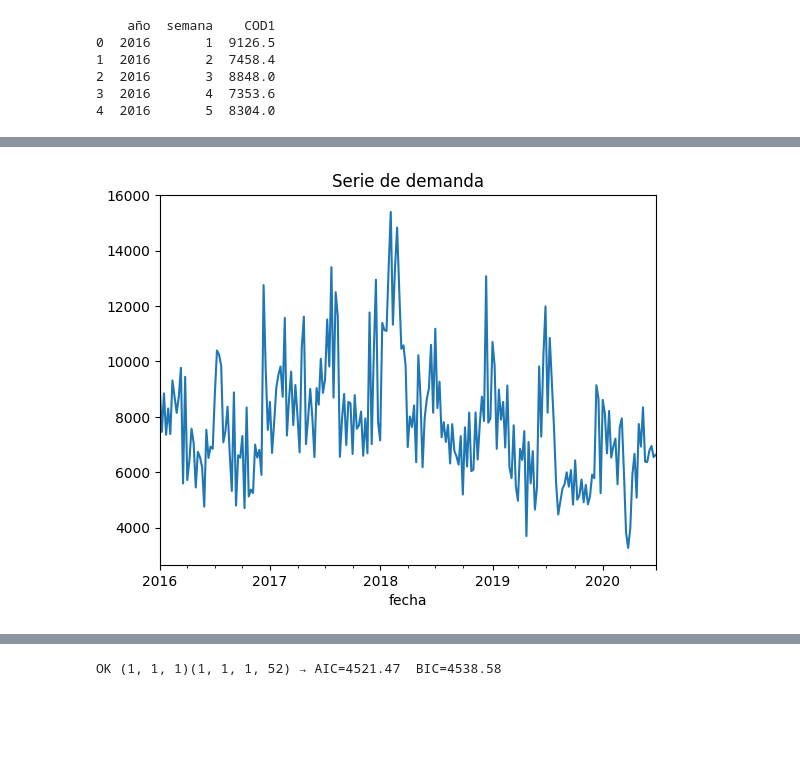
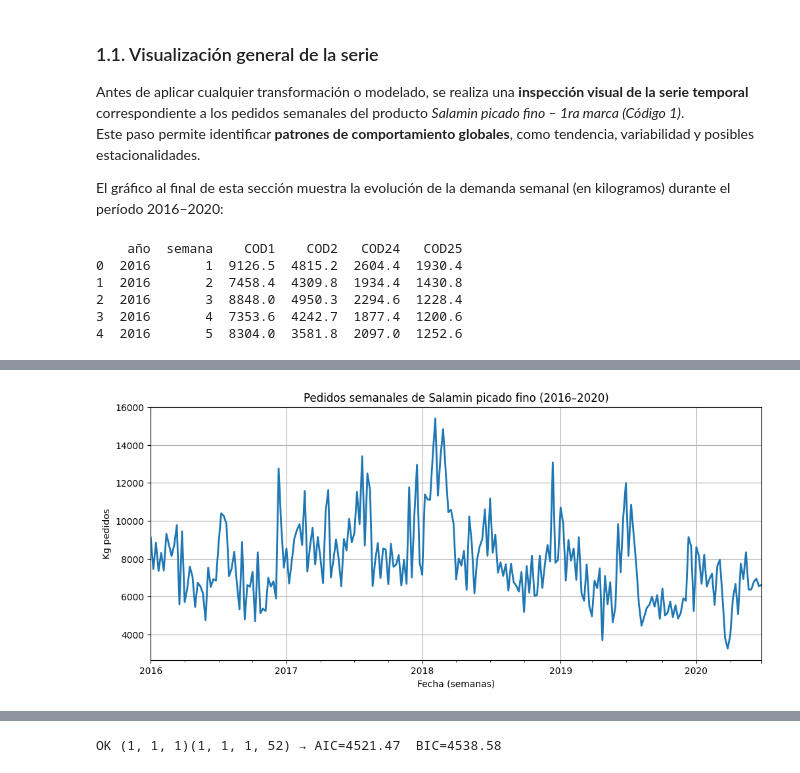
Before and after one commit to emiliano-ipa/AST1-CEIA-UBA-TP3, a Jupyter notebook: TP3.ipynb, the cells around one changed output, grey strips where cells are left out. Drawn from its saved outputs; the diff is of its cells as text; code cells hidden in the pictures; blank space fills up the shorter version.

```diff
--- a/TP3.ipynb
+++ b/TP3.ipynb
@@ -39,17 +127,24 @@ from pmdarima import auto_arima
+# %% [markdown]
+### 1.1. Visualización general de la serie
+
+Antes de aplicar cualquier transformación o modelado, se realiza una **inspección visual de la serie temporal** correspondiente a los pedidos semanales del producto *Salamin picado fino – 1ra marca (Código 1)*.
+Este paso permite identificar **patrones de comportamiento globales**, como tendencia, variabilidad y posibles estacionalidades.
+
+El gráfico al final de esta sección muestra la evolución de la demanda semanal (en kilogramos) durante el período 2016–2020:
 # %%
 # ==== 1. Datos ====
 # Leer el Excel
-df = pd.read_excel("data/Pedidos - cod1.xlsx")
+df = pd.read_excel("data/Pedidosporcod.xlsx")
 
 # Verificar estructura
 print(df.head())
 # %% [output]
-    año  semana    COD1
-0  2016       1  9126.5
-1  2016       2  7458.4
-2  2016       3  8848.0
-3  2016       4  7353.6
-4  2016       5  8304.0
+    año  semana    COD1    COD2   COD24   COD25
+0  2016       1  9126.5  4815.2  2604.4  1930.4
+1  2016       2  7458.4  4309.8  1934.4  1430.8
+2  2016       3  8848.0  4950.3  2294.6  1228.4
+3  2016       4  7353.6  4242.7  1877.4  1200.6
+4  2016       5  8304.0  3581.8  2097.0  1252.6
 # %%
 # Combinar 'año' y 'semana' en una fecha: tomamos el lunes de cada semana ISO
 df['fecha'] = pd.to_datetime(df['año'].astype(str) + df['semana'].astype(str) + '1', format='%G%V%u')
@@ -86,6 +181,10 @@ max      15400.400000
 Name: demanda, dtype: float64
 # %%
 # ==== 2. EDA básico ====
-y.plot(title="Serie de demanda"); plt.show()
+y.plot(figsize=(12,5), title="Pedidos semanales de Salamin picado fino (2016–2020)", lw=2)
+plt.ylabel("Kg pedidos")
+plt.xlabel("Fecha (semanas)")
+plt.grid(True)
+plt.show()
 # %% [output]
-[figure, old version]
+[figure, new version]
```
Also changed, not shown: parts of 74 cells of this notebook, 6 other files.
